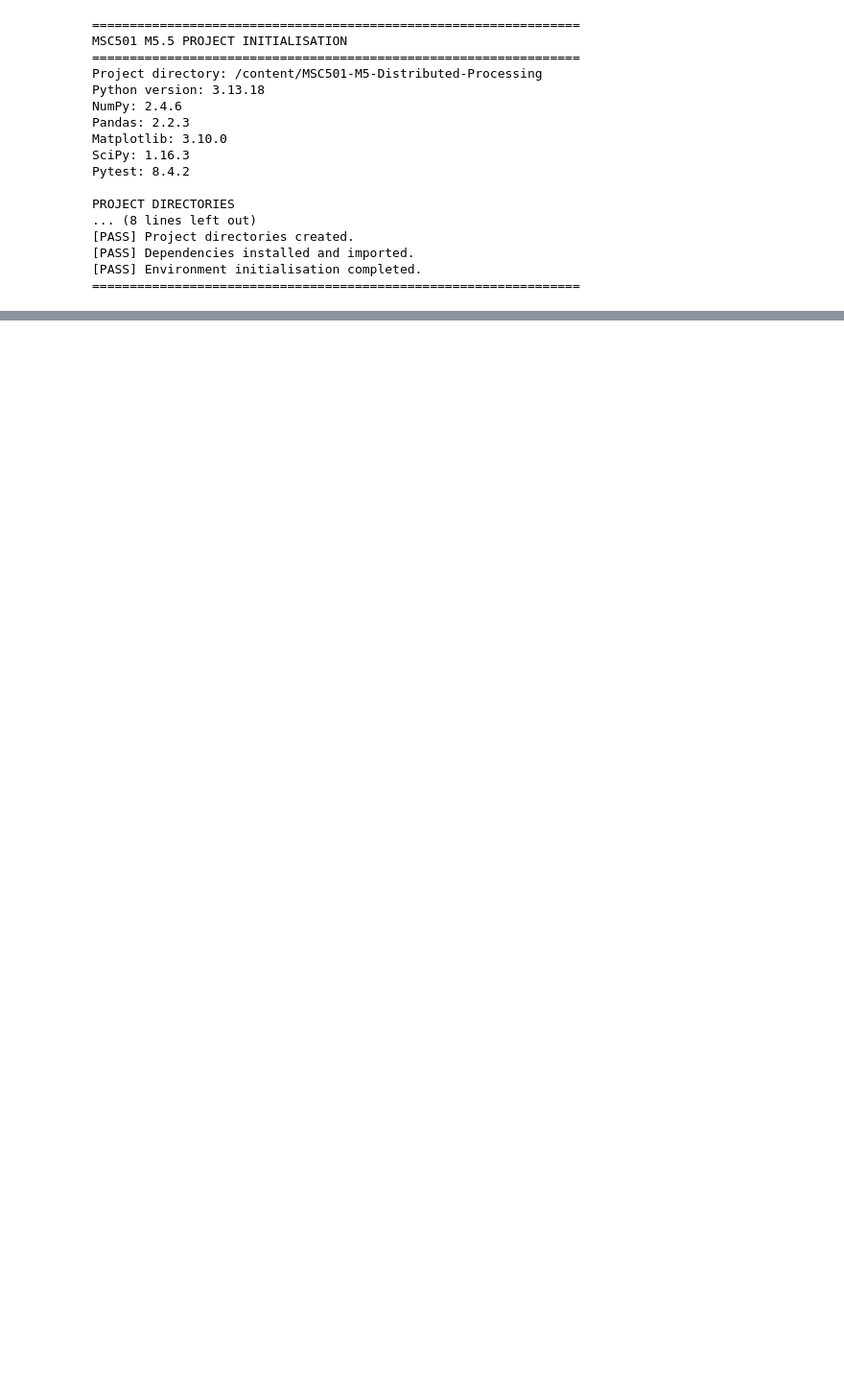
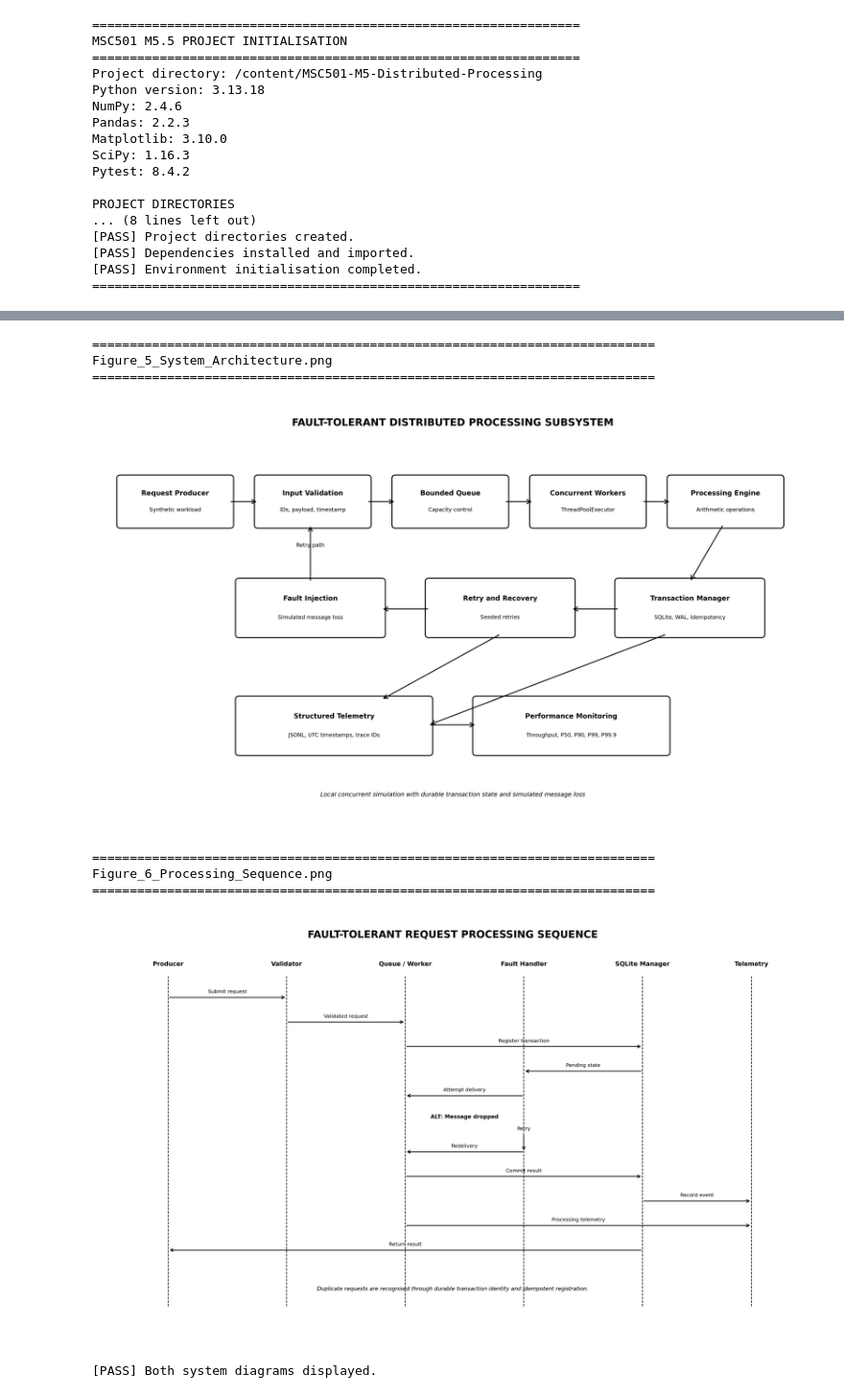
Before and after one commit to najeemadelakun/MSC501-M5-Distributed-Processing, a Jupyter notebook: MSC501_M5_Distributed_Processing.ipynb, the cells around one changed output, grey strips where cells are left out. Shown at 96% size. Cells and saved outputs as stored; diff of their text form; code cells hidden in the pictures; blank space fills up the shorter version.

```diff
--- a/MSC501_M5_Distributed_Processing.ipynb
+++ b/MSC501_M5_Distributed_Processing.ipynb
@@ -397,0 +3966,35 @@ SyntaxError: unexpected character after line continuation character (__init__.py
+# %%
+from pathlib import Path
+from IPython.display import display, Image
+
+project = Path("/content/MSC501-M5-Distributed-Processing")
+figures_dir = project / "diagrams"
+
+figures = [
+    "Figure_5_System_Architecture.png",
+    "Figure_6_Processing_Sequence.png"
+]
+
+for filename in figures:
+    path = figures_dir / filename
+
+    print("\n" + "=" * 75)
+    print(filename)
+    print("=" * 75)
+
+    if not path.exists():
+        raise FileNotFoundError(filename)
+
+    display(Image(filename=str(path)))
+
+print("\n[PASS] Both system diagrams displayed.")
+# %% [output]
+===========================================================================
+Figure_5_System_Architecture.png
+===========================================================================
+[figure, added]
+===========================================================================
+Figure_6_Processing_Sequence.png
+===========================================================================
+[figure, added]
+[PASS] Both system diagrams displayed.
```
Also changed, not shown: parts of 32 cells of this notebook.
